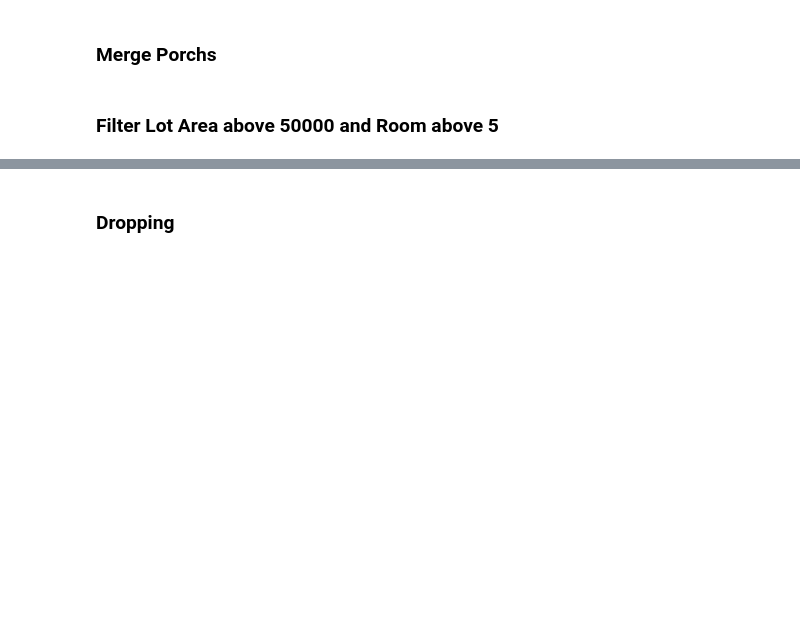
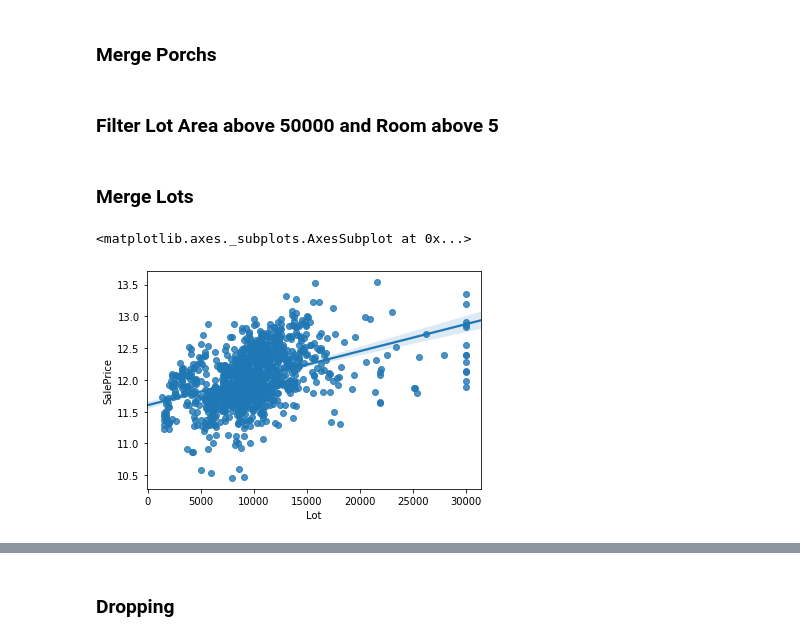
Before and after one commit to gsoosk/HandsonML, a Jupyter notebook: House Price.ipynb, the cells around one changed output, grey strips where cells are left out. Saved outputs shown, nothing was run; the diff lists cells and outputs as text; code cells hidden in the pictures; blank space fills up the shorter version.

```diff
--- a/House Price.ipynb
+++ b/House Price.ipynb
@@ -237,9 +305,13 @@ class MergeBath(BaseEstimator, TransformerMixin):
         return self;
     def transform(self, X, y=None):
         X = X.copy()
-        X['Bath'] = X['HalfBath'] + X['FullBath']
-        X['BsmtBath'] = X['BsmtHalfBath'] + X['BsmtFullBath']
-        X = X.drop(['HalfBath', 'FullBath', 'BsmtHalfBath', 'BsmtFullBath'], axis=1)
+        X['Bath'] = X['HalfBath'] * X['FullBath']
+        X['HalfBath2'] = X['HalfBath'] ** 2
+        X['FullBath2'] = X['FullBath'] ** 2
+        X['BsmtBath'] = X['BsmtHalfBath'] * X['BsmtFullBath']
+        X['BsmtHalfBath2'] = X['BsmtHalfBath'] ** 2
+        X['BsmtFullBath2'] = X['BsmtFullBath'] ** 2
+#         X = X.drop(['HalfBath', 'FullBath', 'BsmtHalfBath', 'BsmtFullBath'], axis=1)
         return X
 X_num_merged = MergeBath().transform(X_train_num)
 # %% [markdown]
@@ -250,8 +322,10 @@ class MergeBsmntFs(BaseEstimator, TransformerMixin):
         return self;
     def transform(self, X, y=None):
         X = X.copy()
-        X['BsmtFinSF'] = X['BsmtFinSF1'] + X['BsmtFinSF2']
-        X.drop(['BsmtFinSF1', 'BsmtFinSF2'], axis=1, inplace=True)
+        X['BsmtFinSF'] = X['BsmtFinSF1'] * X['BsmtFinSF2']
+        X['BsmtFinSF12'] = X['BsmtFinSF1'] ** 2
+        X['BsmtFinSF22'] = X['BsmtFinSF2'] ** 2
+#         X.drop(['BsmtFinSF1', 'BsmtFinSF2'], axis=1, inplace=True)
         return X
 X_num_bsmnt_proved = MergeBsmntFs().transform(X_num_merged)
 # %% [markdown]
@@ -278,3 +353,20 @@ class FilterLotAreaAndRooms(BaseEstimator, TransformerMixin):
         X['BedroomAbvGr'] = X['BedroomAbvGr'].apply(lambda l: 5 if l > 5 else l)
         return X
 X_num_lot_filtered = FilterLotAreaAndRooms().transform(X_num_porch_merged)
+# %% [markdown]
+### Merge Lots
+# %%
+class MergeLots(BaseEstimator, TransformerMixin) :
+    def fit(self, X, y=None):
+        return self
+    def transform(self, X, y=None):
+        X = X.copy()
+        X['Lot'] = X['LotArea'] + X['LotFrontage']
+        X.drop(['LotArea', 'LotFrontage'], axis=1, inplace=True)
+        X['Lot'] = X['Lot'].apply(lambda l: 30000 if l > 30000 else l)
+        return X
+X_num_lots_merged = MergeLots().transform(X_num_lot_filtered)
+sns.regplot(x='Lot', y=y_train, data = X_num_lots_merged)
+# %% [output]
+<matplotlib.axes._subplots.AxesSubplot at 0x...>
+[figure, added]
```
Also changed, not shown: parts of 64 cells of this notebook, 1 other file.
